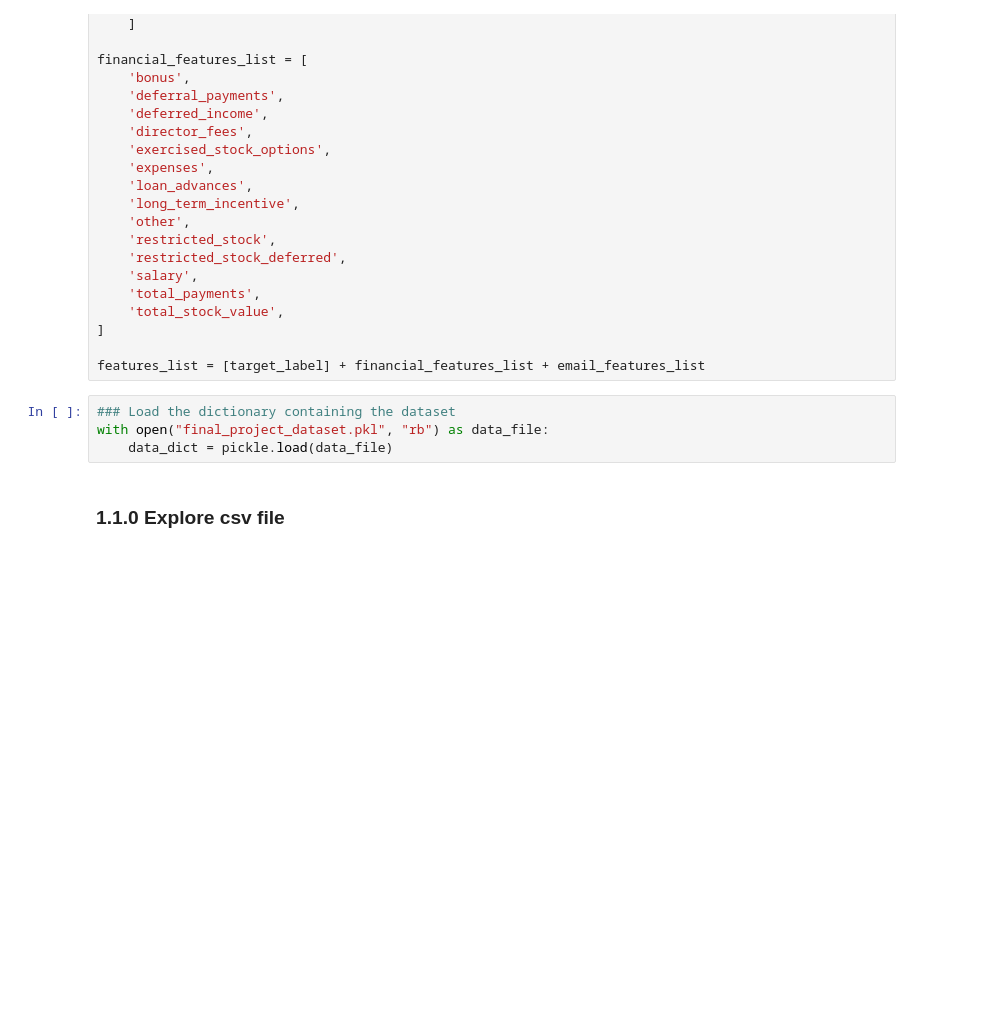
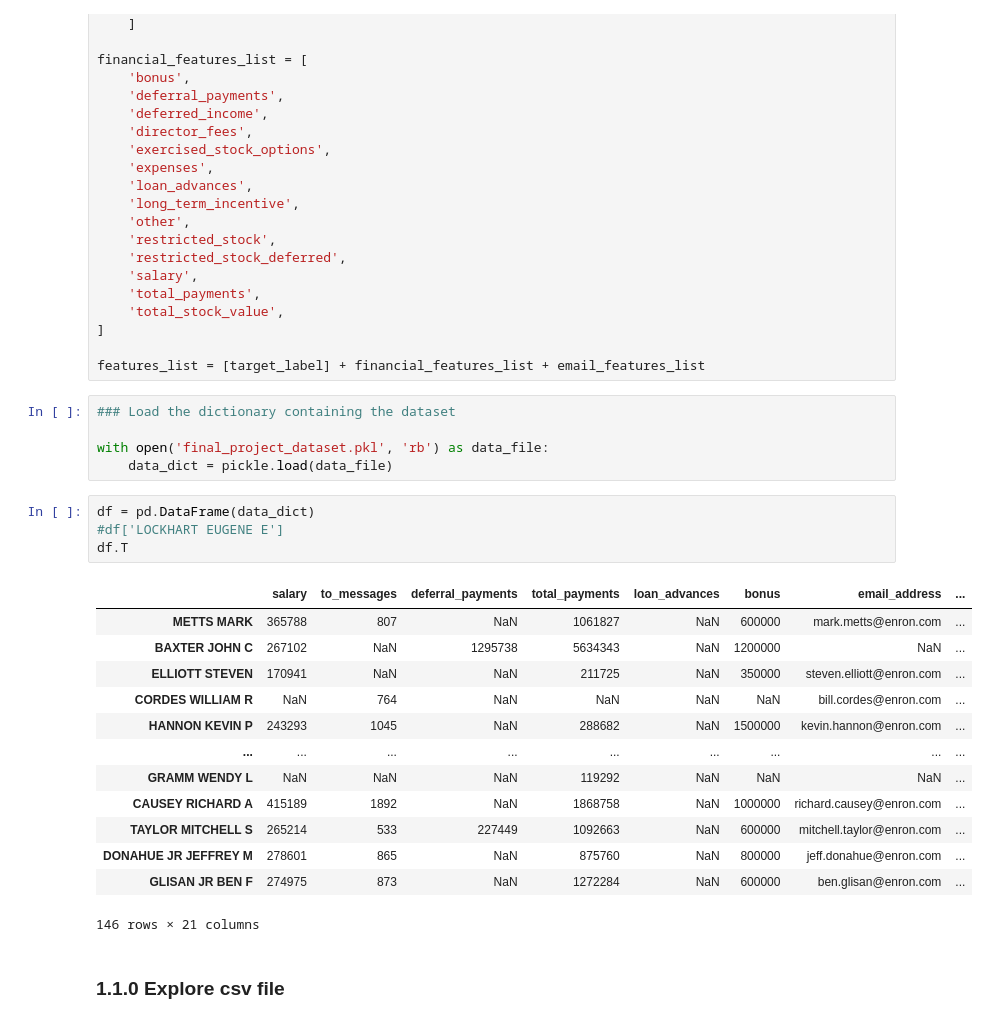
Before and after one commit to 13w13/U3-A-ML-to-Identify-Fraud-in-the-Enron-Corpus, a Jupyter notebook: final_project/poi_id_notebook.ipynb, the cells around one changed output. Saved outputs shown, nothing was run; the diff lists cells and outputs as text; blank space fills up the shorter version.

```diff
--- a/final_project/poi_id_notebook.ipynb
+++ b/final_project/poi_id_notebook.ipynb
@@ -65,8 +65,27 @@ financial_features_list = [
 features_list = [target_label] + financial_features_list + email_features_list
 # %%
 ### Load the dictionary containing the dataset
-with open("final_project_dataset.pkl", "rb") as data_file:
+
+with open('final_project_dataset.pkl', 'rb') as data_file:
     data_dict = pickle.load(data_file)
+# %%
+df = pd.DataFrame(data_dict)
+#df['LOCKHART EUGENE E']
+df.T
+# %% [output]
+|  | salary | to_messages | deferral_payments | total_payments | loan_advances | bonus | email_address | ... |
+| METTS MARK | 365788 | 807 | NaN | 1061827 | NaN | 600000 | mark.metts@enron.com | ... |
+| BAXTER JOHN C | 267102 | NaN | 1295738 | 5634343 | NaN | 1200000 | NaN | ... |
+| ELLIOTT STEVEN | 170941 | NaN | NaN | 211725 | NaN | 350000 | steven.elliott@enron.com | ... |
+| CORDES WILLIAM R | NaN | 764 | NaN | NaN | NaN | NaN | bill.cordes@enron.com | ... |
+| HANNON KEVIN P | 243293 | 1045 | NaN | 288682 | NaN | 1500000 | kevin.hannon@enron.com | ... |
+| ... | ... | ... | ... | ... | ... | ... | ... | ... |
+| GRAMM WENDY L | NaN | NaN | NaN | 119292 | NaN | NaN | NaN | ... |
+| CAUSEY RICHARD A | 415189 | 1892 | NaN | 1868758 | NaN | 1000000 | richard.causey@enron.com | ... |
+| TAYLOR MITCHELL S | 265214 | 533 | 227449 | 1092663 | NaN | 600000 | mitchell.taylor@enron.com | ... |
+| DONAHUE JR JEFFREY M | 278601 | 865 | NaN | 875760 | NaN | 800000 | jeff.donahue@enron.com | ... |
+| GLISAN JR BEN F | 274975 | 873 | NaN | 1272284 | NaN | 600000 | ben.glisan@enron.com | ... |
+146 rows × 21 columns
 # %% [markdown]
 ### 1.1.0 Explore csv file
 # %%
```
Also changed, not shown: parts of 4 cells of this notebook.
